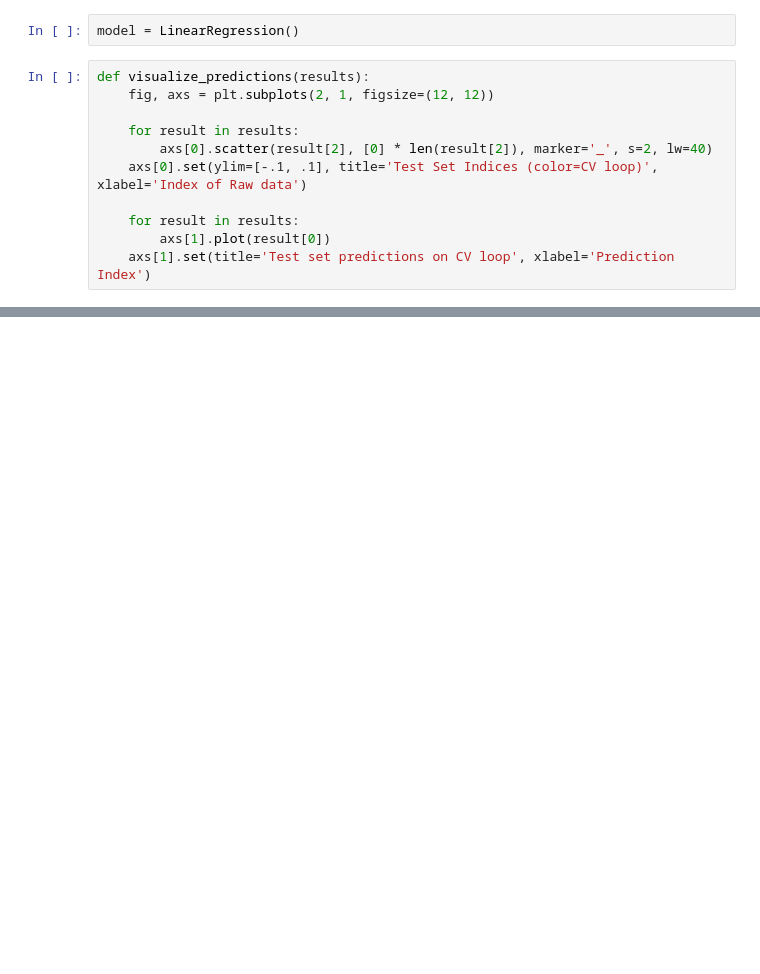
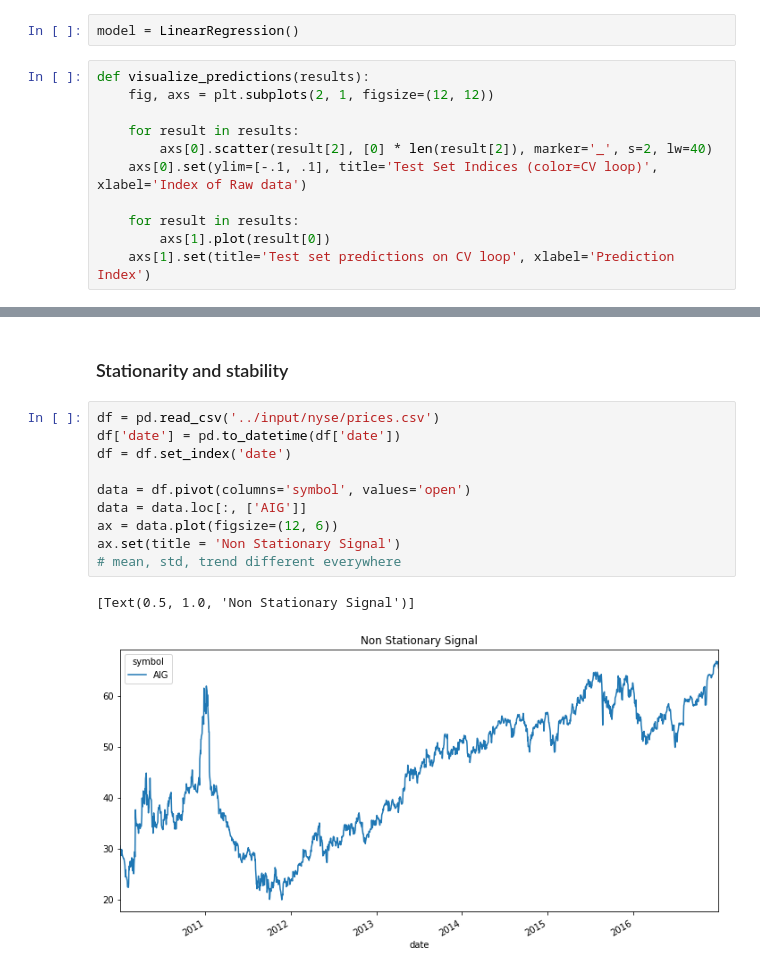
Before and after one commit to jassi-bhullar/ml_time_series_data, a Jupyter notebook: ML Time Series Data.ipynb, the cells around one changed output, grey strips where cells are left out. Cells and saved outputs as stored; diff of their text form; blank space fills up the shorter version.

Commit message:
predicting time series data

```diff
--- a/ML Time Series Data.ipynb
+++ b/ML Time Series Data.ipynb
@@ -677,0 +645,15 @@ for ii, (tr, tt) in enumerate(cv.split(X)):
+# %% [markdown]
+### Stationarity and stability
+# %%
+df = pd.read_csv('../input/nyse/prices.csv')
+df['date'] = pd.to_datetime(df['date'])
+df = df.set_index('date')
+
+data = df.pivot(columns='symbol', values='open')
+data = data.loc[:, ['AIG']]
+ax = data.plot(figsize=(12, 6))
+ax.set(title = 'Non Stationary Signal')
+# mean, std, trend different everywhere
+# %% [output]
+[Text(0.5, 1.0, 'Non Stationary Signal')]
+[figure, added]
```
Also changed, not shown: parts of 23 cells of this notebook.
